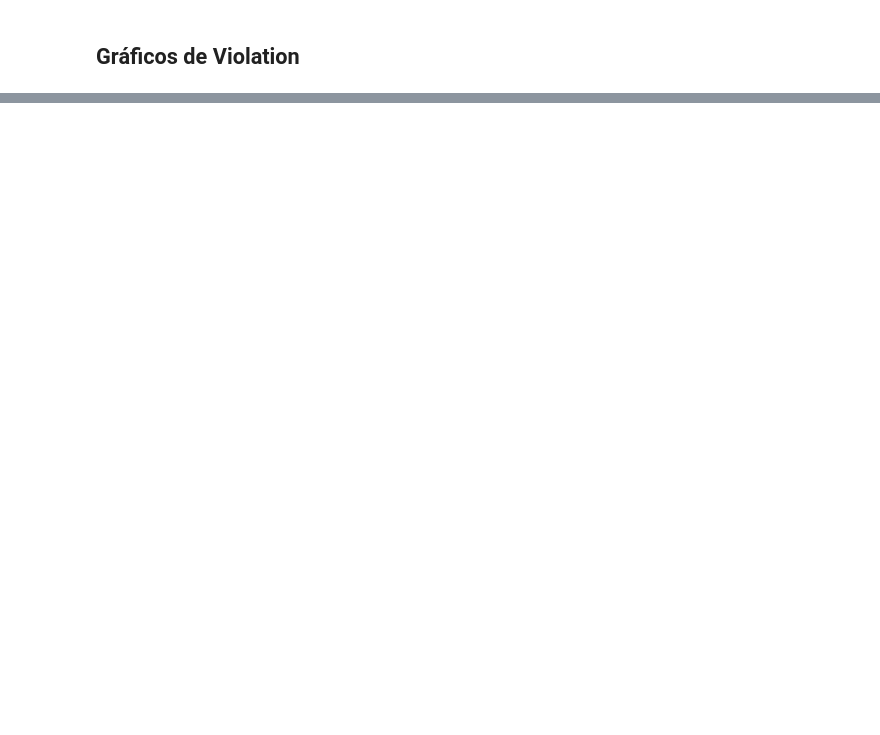
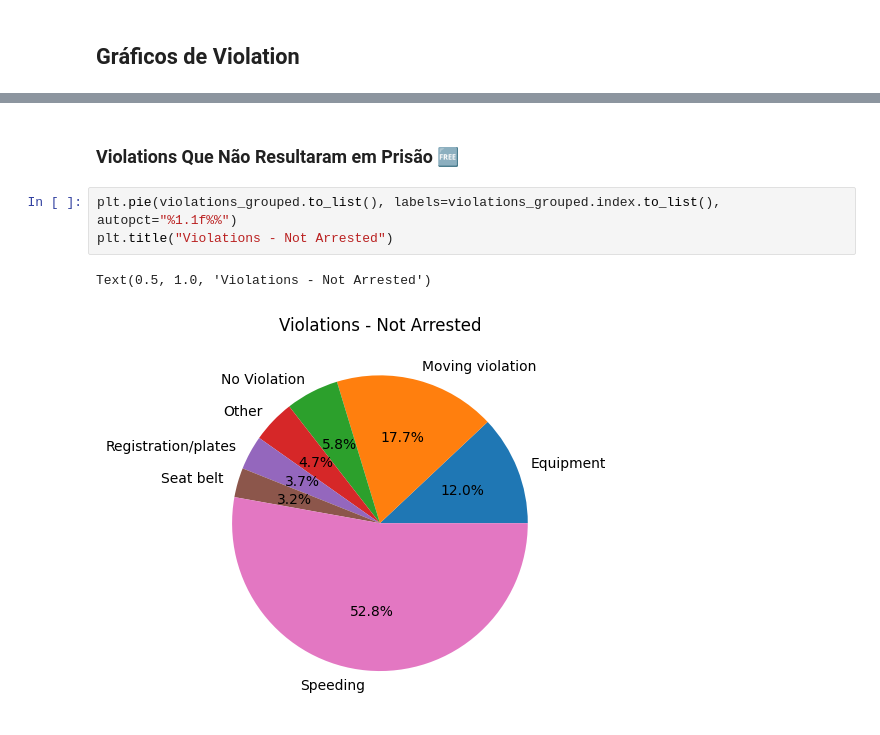
Before and after one commit to GUILN/masters-data-science, a Jupyter notebook: notebooks/visualizacao_aula_6.ipynb, the cells around one changed output, grey strips where cells are left out. Drawn from its saved outputs; the diff is of its cells as text; blank space fills up the shorter version.

```diff
--- a/notebooks/visualizacao_aula_6.ipynb
+++ b/notebooks/visualizacao_aula_6.ipynb
@@ -124,0 +87,8 @@ plt.show()
+# %% [markdown]
+### Violations Que Não Resultaram em Prisão 🆓
+# %%
+plt.pie(violations_grouped.to_list(), labels=violations_grouped.index.to_list(), autopct="%1.1f%%")
+plt.title("Violations - Not Arrested")
+# %% [output]
+Text(0.5, 1.0, 'Violations - Not Arrested')
+[figure, added]
```
Also changed, not shown: parts of 6 cells of this notebook, 2 other files.
